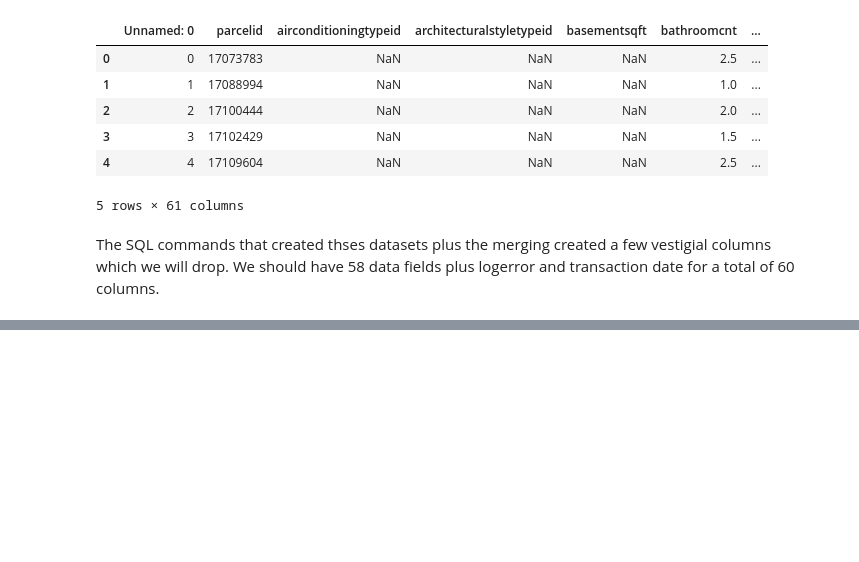
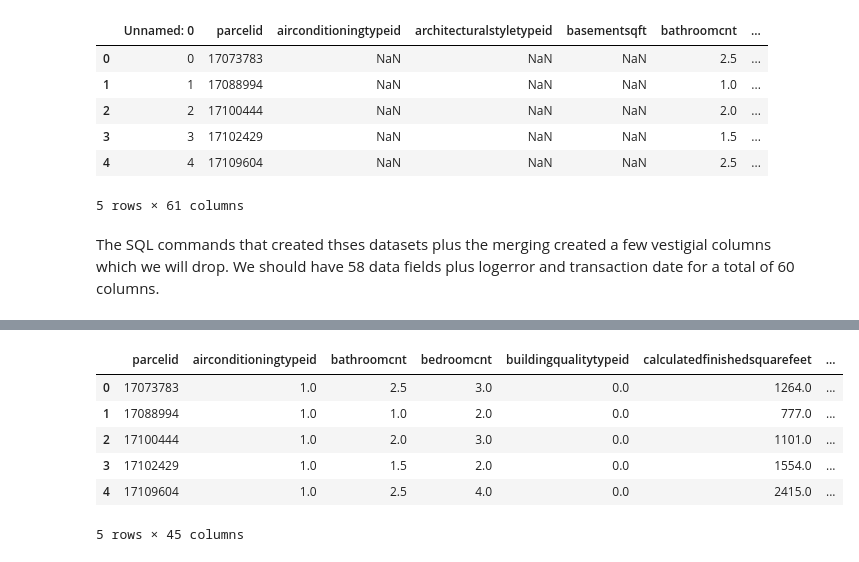
Before and after one commit to Eric-Ens/Capstone_project_1, a Jupyter notebook: Capstone_1_data_cleaning.ipynb, the cells around one changed output, grey strips where cells are left out. Saved outputs shown, nothing was run; the diff lists cells and outputs as text; code cells hidden in the pictures; blank space fills up the shorter version.

```diff
--- a/Capstone_1_data_cleaning.ipynb
+++ b/Capstone_1_data_cleaning.ipynb
@@ -334,0 +233,9 @@ cleaned_df.to_csv('cleaned_1.csv')
+# %%
+proportion_missing = (combined_df.isnull().sum()/len(combined_df)).reset_index()
+proportion_missing.columns = ['field','proportion']
+proportion_missing = proportion_missing.sort_values(by = 'proportion', ascending = False)
+
+bad_cols = proportion_missing[proportion_missing['proportion'] > 0.80].field.tolist()
+dropcols = dropcols + bad_cols
+combined_df = combined_df.drop(dropcols, axis=1)
+combined_df.info()
@@ -334,0 +310,3 @@ cleaned_df.to_csv('cleaned_1.csv')
+# %%
+combined_df = combined_df.dropna(subset=['latitude', 'longitude'])
+#combined_df.info()
@@ -334,0 +450,35 @@ cleaned_df.to_csv('cleaned_1.csv')
+# %%
+#proportion of living area
+combined_df['LivingAreaProp'] = combined_df['calculatedfinishedsquarefeet']/combined_df['lotsizesquarefeet']
+
+#Amout of extra space
+combined_df['ExtraSpace'] = combined_df['lotsizesquarefeet'] - combined_df['calculatedfinishedsquarefeet']
+
+# We will reduce the number of propertylandusetypeid
+combined_df['PropUseType'] = combined_df.propertylandusetypeid.replace({31 : 1, 46 : 2, 47 : 1,
+                                                                 246 : 1, 247 : 1, 248 : 1,
+                                                                 260 : 3, 261 : 3, 262 : 3,
+                                                                 263 : 3, 264 : 3, 265 : 3,
+                                                                 266 : 3, 267 : 3, 268 : 3,
+                                                                 269 : 4, 270 : 3, 271 : 3,
+                                                                 273 : 3, 274 : 2, 275 : 3,
+                                                                 276 : 3, 279 : 3, 290 : 4,
+                                                                 291 : 4 })
+
+#Average structuretaxvaluedollarcnt by city
+group = combined_df.groupby('regionidcity')['structuretaxvaluedollarcnt'].aggregate('mean').to_dict()
+combined_df['tax_avg'] = combined_df['regionidcity'].map(group)
+
+#Deviation away from average
+combined_df['tax_deviation'] = abs((combined_df['structuretaxvaluedollarcnt'] -
+                                    combined_df['tax_avg']))/combined_df['tax_avg']
+
+combined_df.head()
+# %% [output]
+|  | parcelid | airconditioningtypeid | bathroomcnt | bedroomcnt | buildingqualitytypeid | calculatedfinishedsquarefeet | ... |
+| 0 | 17073783 | 1.0 | 2.5 | 3.0 | 0.0 | 1264.0 | ... |
+| 1 | 17088994 | 1.0 | 1.0 | 2.0 | 0.0 | 777.0 | ... |
+| 2 | 17100444 | 1.0 | 2.0 | 3.0 | 0.0 | 1101.0 | ... |
+| 3 | 17102429 | 1.0 | 1.5 | 2.0 | 0.0 | 1554.0 | ... |
+| 4 | 17109604 | 1.0 | 2.5 | 4.0 | 0.0 | 2415.0 | ... |
+5 rows × 45 columns
```
Also changed, not shown: parts of 53 cells of this notebook, 3 other files.
